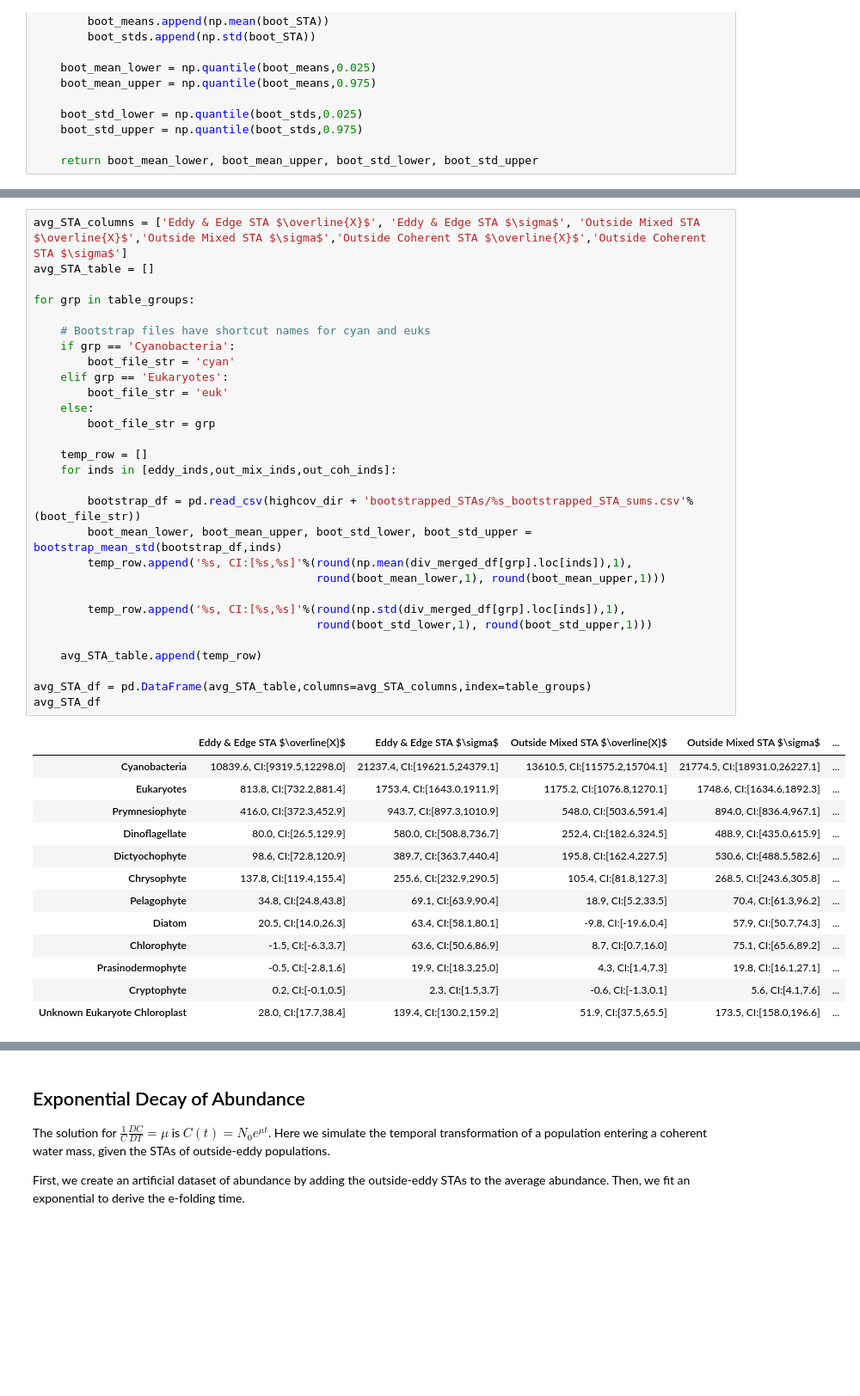
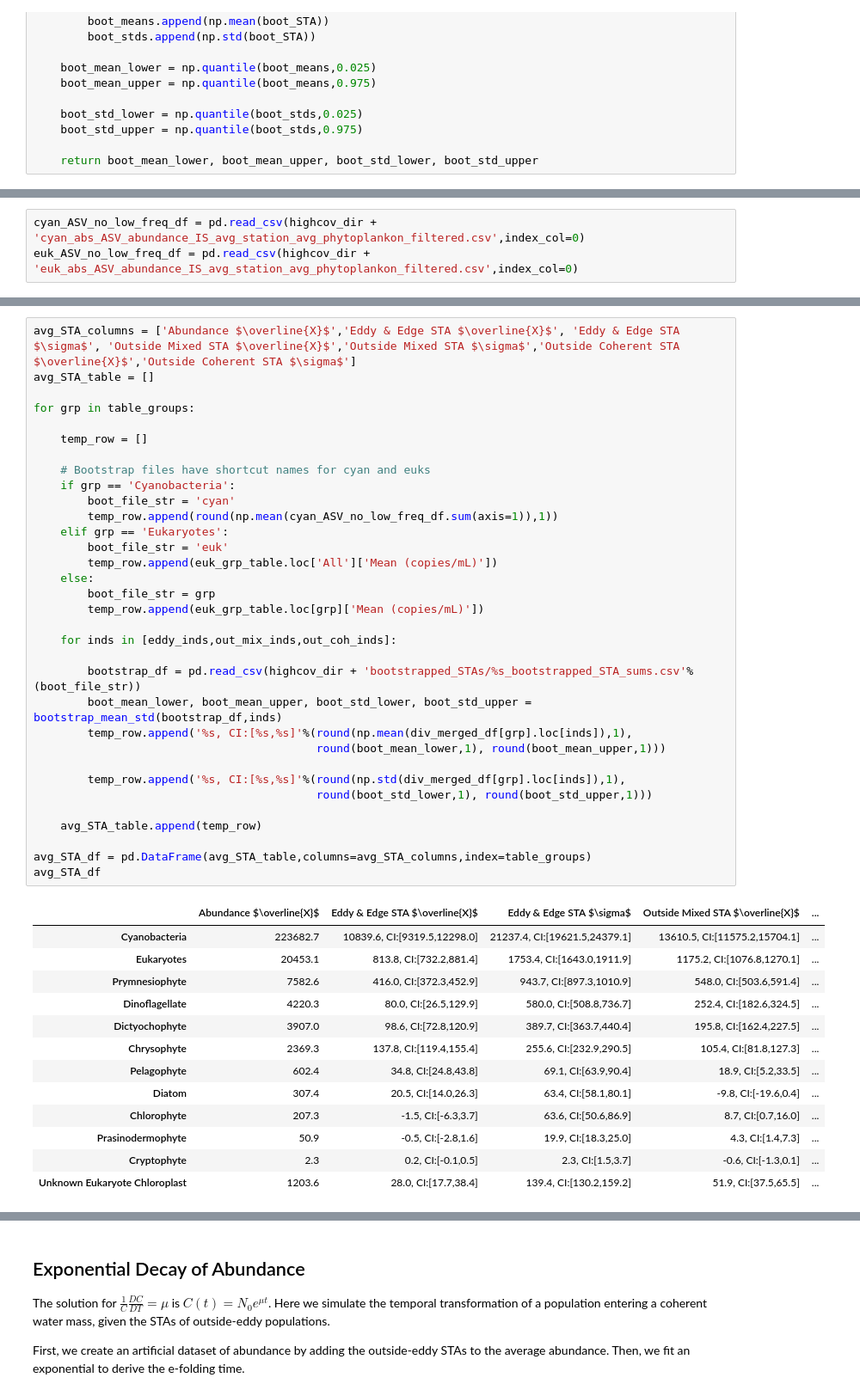
Before and after one commit to lexi-jones/G4_phyto_advection, a Jupyter notebook: phytoplankton_pipeline/dispersal_vs_eco_metrics_v9.ipynb, the cells around one changed output, grey strips where cells are left out. Shown at 86% size. Cells and saved outputs as stored; diff of their text form; blank space fills up the shorter version.

```diff
--- a/phytoplankton_pipeline/dispersal_vs_eco_metrics_v9.ipynb
+++ b/phytoplankton_pipeline/dispersal_vs_eco_metrics_v9.ipynb
@@ -1164,0 +1171,3 @@ def bootstrap_mean_std(bootstrap_df,sample_inds):
+# %%
+cyan_ASV_no_low_freq_df = pd.read_csv(highcov_dir + 'cyan_abs_ASV_abundance_IS_avg_station_avg_phytoplankon_filtered.csv',index_col=0)
+euk_ASV_no_low_freq_df = pd.read_csv(highcov_dir + 'euk_abs_ASV_abundance_IS_avg_station_avg_phytoplankon_filtered.csv',index_col=0)
@@ -1165,44 +1197,48 @@ def bootstrap_mean_std(bootstrap_df,sample_inds):
 # %%
-avg_STA_columns = ['Eddy & Edge STA $\overline{X}$', 'Eddy & Edge STA $\sigma$', 'Outside Mixed STA $\overline{X}$','Outside Mixed STA $\sigma$','Outside Coherent STA $\overline{X}$','Outside Coherent STA $\sigma$']
+avg_STA_columns = ['Abundance $\overline{X}$','Eddy & Edge STA $\overline{X}$', 'Eddy & Edge STA $\sigma$', 'Outside Mixed STA $\overline{X}$','Outside Mixed STA $\sigma$','Outside Coherent STA $\overline{X}$','Outside Coherent STA $\sigma$']
 avg_STA_table = []
 
 for grp in table_groups:
 
+    temp_row = []
+
     # Bootstrap files have shortcut names for cyan and euks
     if grp == 'Cyanobacteria':
         boot_file_str = 'cyan'
+        temp_row.append(round(np.mean(cyan_ASV_no_low_freq_df.sum(axis=1)),1))
     elif grp == 'Eukaryotes':
         boot_file_str = 'euk'
+        temp_row.append(euk_grp_table.loc['All']['Mean (copies/mL)'])
     else:
         boot_file_str = grp
+        temp_row.append(euk_grp_table.loc[grp]['Mean (copies/mL)'])
 
-    temp_row = []
     for inds in [eddy_inds,out_mix_inds,out_coh_inds]:
 
         bootstrap_df = pd.read_csv(highcov_dir + 'bootstrapped_STAs/%s_bootstrapped_STA_sums.csv'%(boot_file_str))
         boot_mean_lower, boot_mean_upper, boot_std_lower, boot_std_upper = bootstrap_mean_std(bootstrap_df,inds)
         temp_row.append('%s, CI:[%s,%s]'%(round(np.mean(div_merged_df[grp].loc[inds]),1),
                                           round(boot_mean_lower,1), round(boot_mean_upper,1)))
 
         temp_row.append('%s, CI:[%s,%s]'%(round(np.std(div_merged_df[grp].loc[inds]),1),
                                           round(boot_std_lower,1), round(boot_std_upper,1)))
 
     avg_STA_table.append(temp_row)
 
 avg_STA_df = pd.DataFrame(avg_STA_table,columns=avg_STA_columns,index=table_groups)
 avg_STA_df
 # %% [output]
-|  | Eddy & Edge STA $\overline{X}$ | Eddy & Edge STA $\sigma$ | Outside Mixed STA $\overline{X}$ | Outside Mixed STA $\sigma$ | ... |
-| Cyanobacteria | 10839.6, CI:[9319.5,12298.0] | 21237.4, CI:[19621.5,24379.1] | 13610.5, CI:[11575.2,15704.1] | 21774.5, CI:[18931.0,26227.1] | ... |
-| Eukaryotes | 813.8, CI:[732.2,881.4] | 1753.4, CI:[1643.0,1911.9] | 1175.2, CI:[1076.8,1270.1] | 1748.6, CI:[1634.6,1892.3] | ... |
-| Prymnesiophyte | 416.0, CI:[372.3,452.9] | 943.7, CI:[897.3,1010.9] | 548.0, CI:[503.6,591.4] | 894.0, CI:[836.4,967.1] | ... |
-| Dinoflagellate | 80.0, CI:[26.5,129.9] | 580.0, CI:[508.8,736.7] | 252.4, CI:[182.6,324.5] | 488.9, CI:[435.0,615.9] | ... |
-| Dictyochophyte | 98.6, CI:[72.8,120.9] | 389.7, CI:[363.7,440.4] | 195.8, CI:[162.4,227.5] | 530.6, CI:[488.5,582.6] | ... |
-| Chrysophyte | 137.8, CI:[119.4,155.4] | 255.6, CI:[232.9,290.5] | 105.4, CI:[81.8,127.3] | 268.5, CI:[243.6,305.8] | ... |
-| Pelagophyte | 34.8, CI:[24.8,43.8] | 69.1, CI:[63.9,90.4] | 18.9, CI:[5.2,33.5] | 70.4, CI:[61.3,96.2] | ... |
-| Diatom | 20.5, CI:[14.0,26.3] | 63.4, CI:[58.1,80.1] | -9.8, CI:[-19.6,0.4] | 57.9, CI:[50.7,74.3] | ... |
-| Chlorophyte | -1.5, CI:[-6.3,3.7] | 63.6, CI:[50.6,86.9] | 8.7, CI:[0.7,16.0] | 75.1, CI:[65.6,89.2] | ... |
-| Prasinodermophyte | -0.5, CI:[-2.8,1.6] | 19.9, CI:[18.3,25.0] | 4.3, CI:[1.4,7.3] | 19.8, CI:[16.1,27.1] | ... |
-| Cryptophyte | 0.2, CI:[-0.1,0.5] | 2.3, CI:[1.5,3.7] | -0.6, CI:[-1.3,0.1] | 5.6, CI:[4.1,7.6] | ... |
-| Unknown Eukaryote Chloroplast | 28.0, CI:[17.7,38.4] | 139.4, CI:[130.2,159.2] | 51.9, CI:[37.5,65.5] | 173.5, CI:[158.0,196.6] | ... |
+|  | Abundance $\overline{X}$ | Eddy & Edge STA $\overline{X}$ | Eddy & Edge STA $\sigma$ | Outside Mixed STA $\overline{X}$ | ... |
+| Cyanobacteria | 223682.7 | 10839.6, CI:[9319.5,12298.0] | 21237.4, CI:[19621.5,24379.1] | 13610.5, CI:[11575.2,15704.1] | ... |
+| Eukaryotes | 20453.1 | 813.8, CI:[732.2,881.4] | 1753.4, CI:[1643.0,1911.9] | 1175.2, CI:[1076.8,1270.1] | ... |
+| Prymnesiophyte | 7582.6 | 416.0, CI:[372.3,452.9] | 943.7, CI:[897.3,1010.9] | 548.0, CI:[503.6,591.4] | ... |
+| Dinoflagellate | 4220.3 | 80.0, CI:[26.5,129.9] | 580.0, CI:[508.8,736.7] | 252.4, CI:[182.6,324.5] | ... |
+| Dictyochophyte | 3907.0 | 98.6, CI:[72.8,120.9] | 389.7, CI:[363.7,440.4] | 195.8, CI:[162.4,227.5] | ... |
+| Chrysophyte | 2369.3 | 137.8, CI:[119.4,155.4] | 255.6, CI:[232.9,290.5] | 105.4, CI:[81.8,127.3] | ... |
+| Pelagophyte | 602.4 | 34.8, CI:[24.8,43.8] | 69.1, CI:[63.9,90.4] | 18.9, CI:[5.2,33.5] | ... |
+| Diatom | 307.4 | 20.5, CI:[14.0,26.3] | 63.4, CI:[58.1,80.1] | -9.8, CI:[-19.6,0.4] | ... |
+| Chlorophyte | 207.3 | -1.5, CI:[-6.3,3.7] | 63.6, CI:[50.6,86.9] | 8.7, CI:[0.7,16.0] | ... |
+| Prasinodermophyte | 50.9 | -0.5, CI:[-2.8,1.6] | 19.9, CI:[18.3,25.0] | 4.3, CI:[1.4,7.3] | ... |
+| Cryptophyte | 2.3 | 0.2, CI:[-0.1,0.5] | 2.3, CI:[1.5,3.7] | -0.6, CI:[-1.3,0.1] | ... |
+| Unknown Eukaryote Chloroplast | 1203.6 | 28.0, CI:[17.7,38.4] | 139.4, CI:[130.2,159.2] | 51.9, CI:[37.5,65.5] | ... |
 # %%
```
Also changed, not shown: parts of 14 cells of this notebook, 1 other file.
